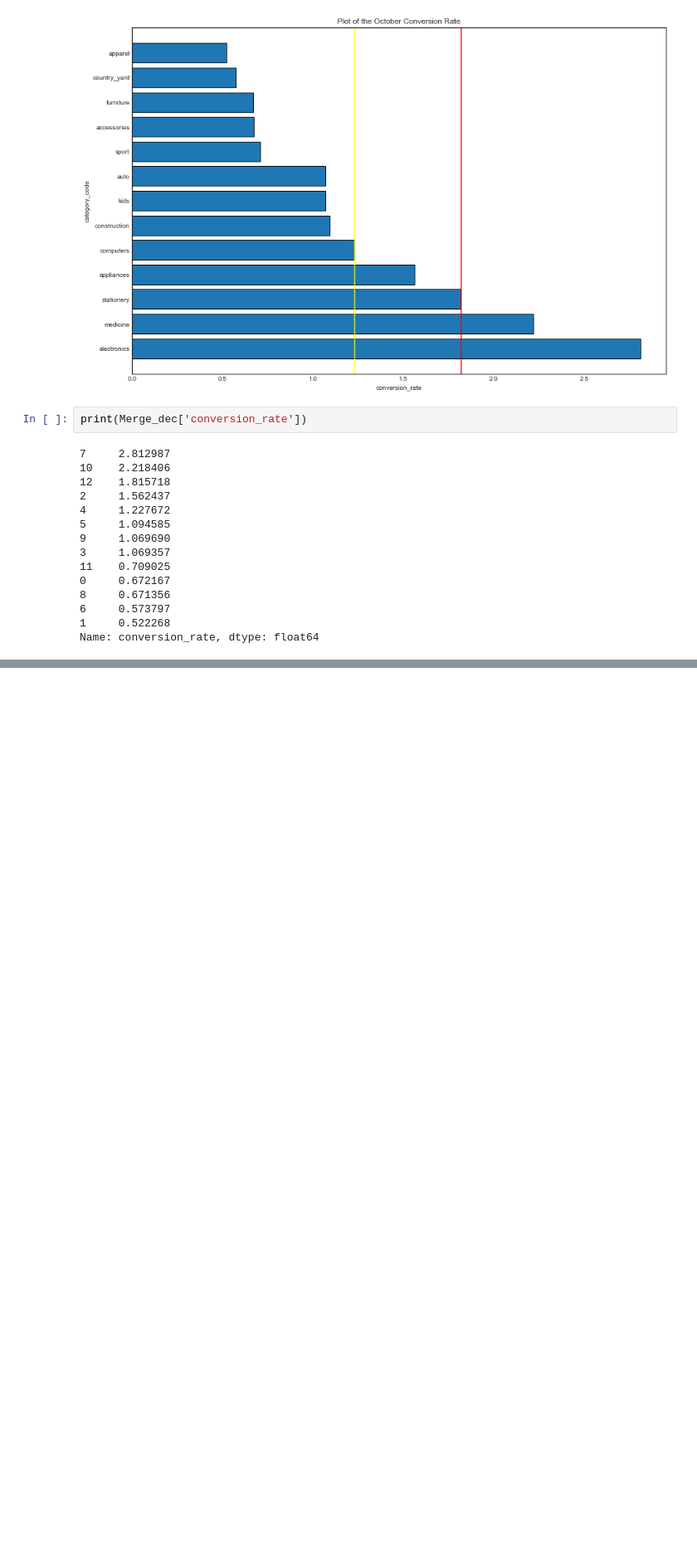
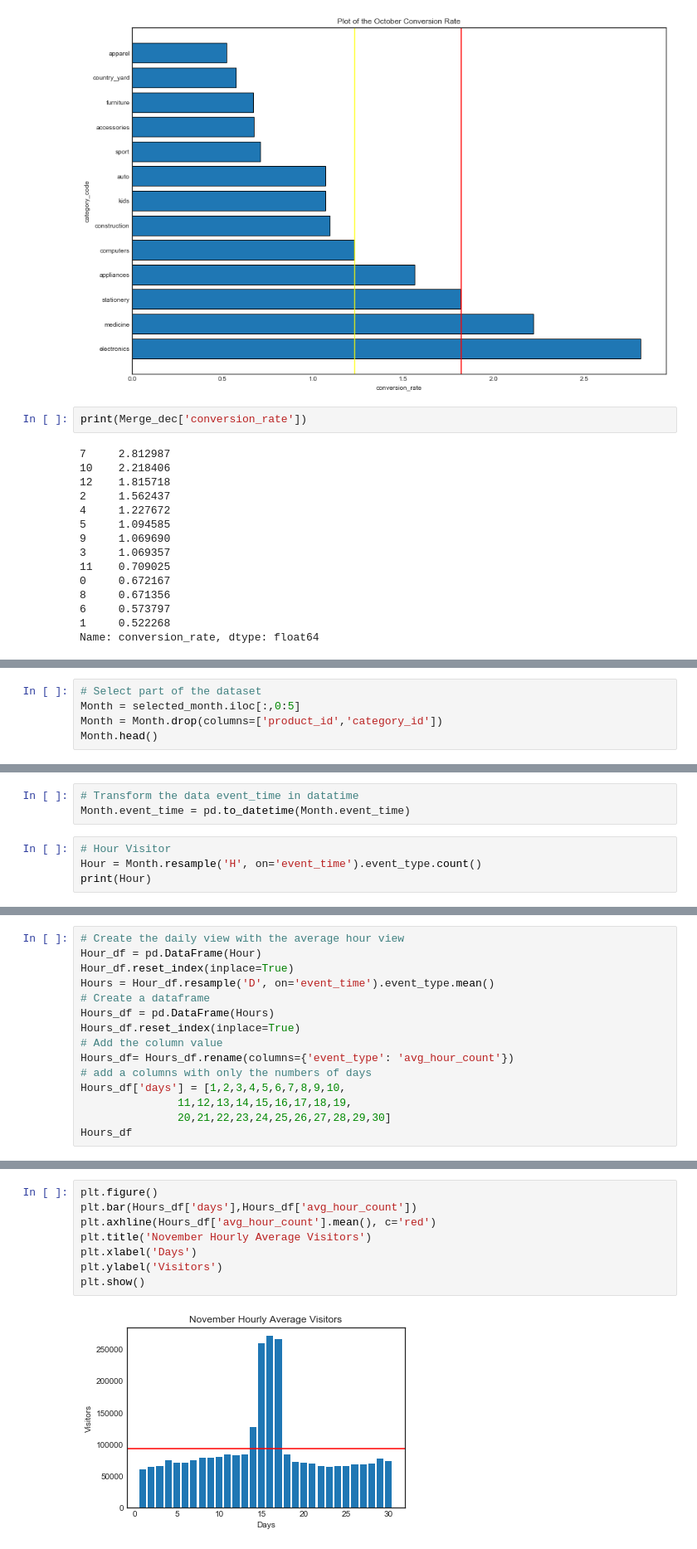
Before and after one commit to magreg/ADM-HW2, a Jupyter notebook: October.ipynb, the cells around one changed output, grey strips where cells are left out. Shown at 83% size. Drawn from its saved outputs; the diff is of its cells as text; blank space fills up the shorter version.

```diff
--- a/October.ipynb
+++ b/October.ipynb
@@ -624,0 +853,5 @@ Name: conversion_rate, dtype: float64
+# %%
+# Select part of the dataset
+Month = selected_month.iloc[:,0:5]
+Month = Month.drop(columns=['product_id','category_id'])
+Month.head()
@@ -624,0 +869,7 @@ Name: conversion_rate, dtype: float64
+# %%
+# Transform the data event_time in datatime
+Month.event_time = pd.to_datetime(Month.event_time)
+# %%
+# Hour Visitor
+Hour = Month.resample('H', on='event_time').event_type.count()
+print(Hour)
@@ -624,0 +986,15 @@ Name: conversion_rate, dtype: float64
+# %%
+# Create the daily view with the average hour view
+Hour_df = pd.DataFrame(Hour)
+Hour_df.reset_index(inplace=True)
+Hours = Hour_df.resample('D', on='event_time').event_type.mean()
+# Create a dataframe
+Hours_df = pd.DataFrame(Hours)
+Hours_df.reset_index(inplace=True)
+# Add the column value
+Hours_df= Hours_df.rename(columns={'event_type': 'avg_hour_count'})
+# add a columns with only the numbers of days
+Hours_df['days'] = [1,2,3,4,5,6,7,8,9,10,
+               11,12,13,14,15,16,17,18,19,
+               20,21,22,23,24,25,26,27,28,29,30]
+Hours_df
@@ -624,0 +1019,10 @@ Name: conversion_rate, dtype: float64
+# %%
+plt.figure()
+plt.bar(Hours_df['days'],Hours_df['avg_hour_count'])
+plt.axhline(Hours_df['avg_hour_count'].mean(), c='red')
+plt.title('November Hourly Average Visitors')
+plt.xlabel('Days')
+plt.ylabel('Visitors')
+plt.show()
+# %% [output]
+[figure, added]
```
Also changed, not shown: parts of 44 cells of this notebook.
